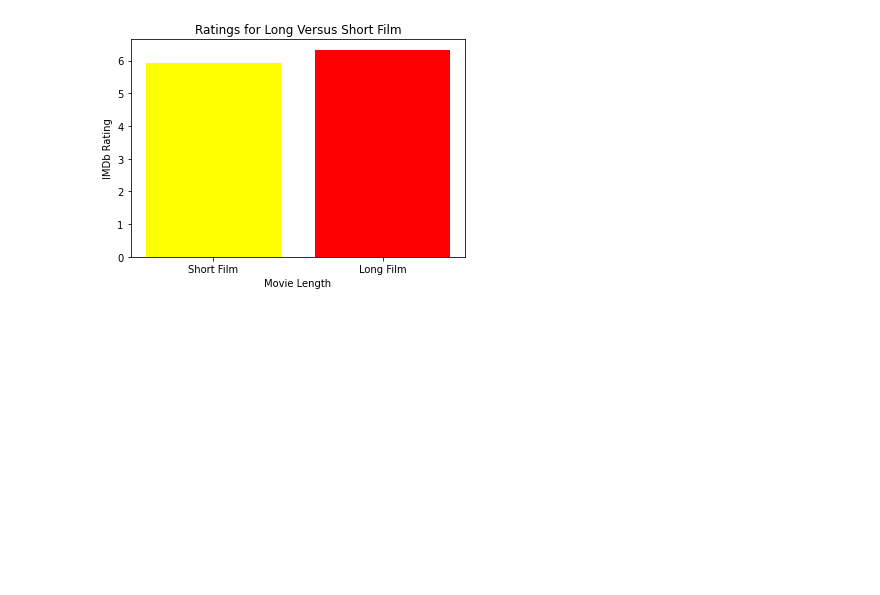
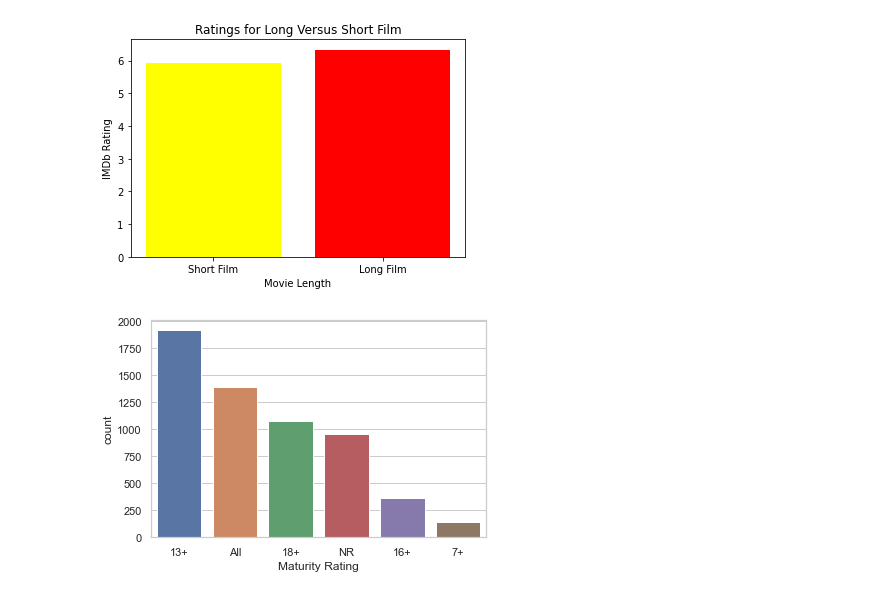
Before and after one commit to mariatan0/amazon-movies-data-analysis, a Jupyter notebook: Read_DB.ipynb, the cells around one changed output. Drawn from its saved outputs; the diff is of its cells as text; code cells hidden in the pictures; blank space fills up the shorter version.

Commit message:
Add graph

```diff
--- a/Read_DB.ipynb
+++ b/Read_DB.ipynb
@@ -273,3 +273,9 @@ plt.title("Ratings for Long Versus Short Film")
 plt.show()
 # %% [output]
 [figure]
+# %%
+sns.set(style="whitegrid")
+ax = sns.countplot(x="Maturity Rating", data=df_clean, order=df_clean['Maturity Rating'].value_counts().index[0:10])
+#Count of different maturity ratings
+# %% [output]
+[figure, added]
```
Also changed, not shown: parts of 2 cells of this notebook.
